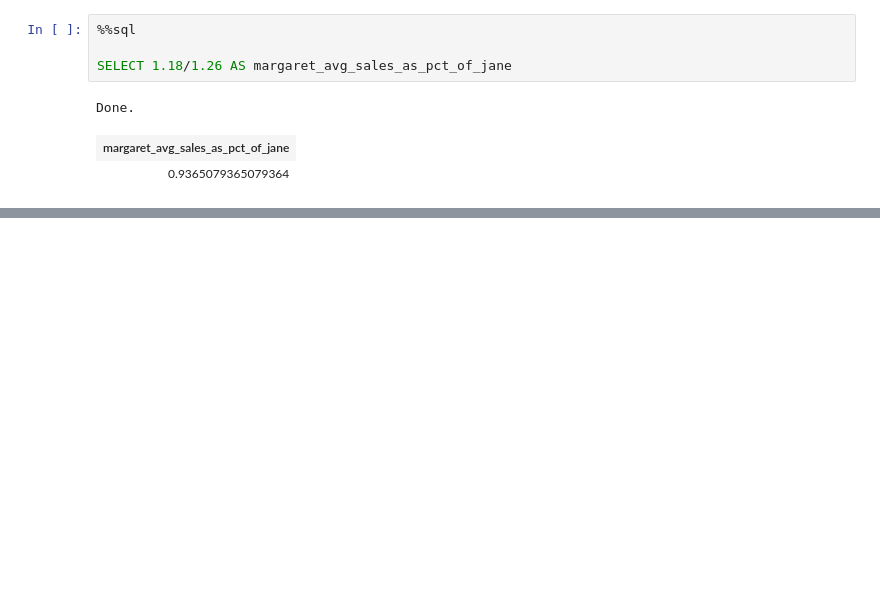
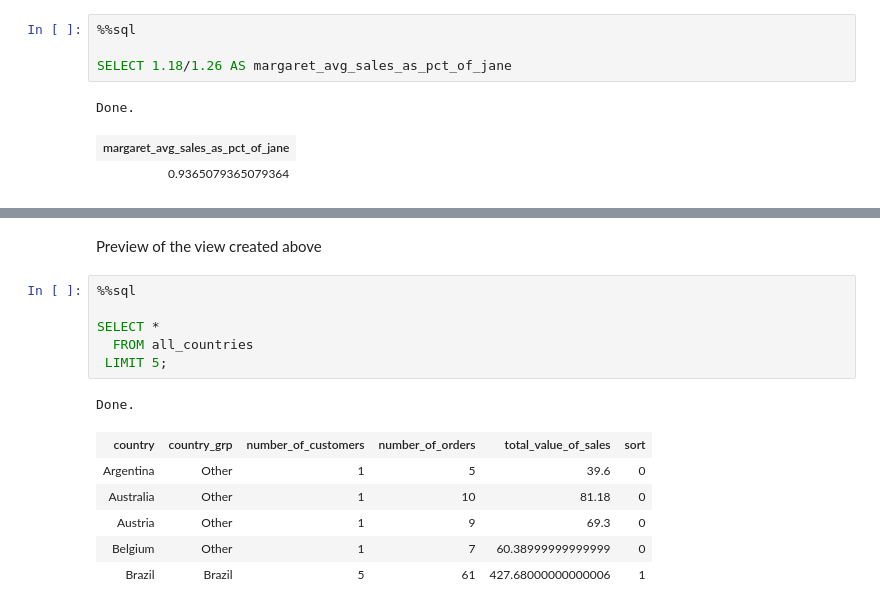
Before and after one commit to IS-87/IS-87-DataQuest-GP-SQL_To_Answer_Business_Questions, a Jupyter notebook: answering business questions with SQL.ipynb, the cells around one changed output, grey strips where cells are left out. Drawn from its saved outputs; the diff is of its cells as text; blank space fills up the shorter version.

```diff
--- a/answering business questions with SQL.ipynb
+++ b/answering business questions with SQL.ipynb
@@ -356,0 +405,16 @@ Done.
+# %% [markdown]
+Preview of the view created above
+# %%
+%%sql
+
+SELECT *
+  FROM all_countries
+ LIMIT 5;
+# %% [output]
+Done.
+| country | country_grp | number_of_customers | number_of_orders | total_value_of_sales | sort |
+| Argentina | Other | 1 | 5 | 39.6 | 0 |
+| Australia | Other | 1 | 10 | 81.18 | 0 |
+| Austria | Other | 1 | 9 | 69.3 | 0 |
+| Belgium | Other | 1 | 7 | 60.38999999999999 | 0 |
+| Brazil | Brazil | 5 | 61 | 427.68000000000006 | 1 |
```
Also changed, not shown: parts of 146 cells of this notebook.
